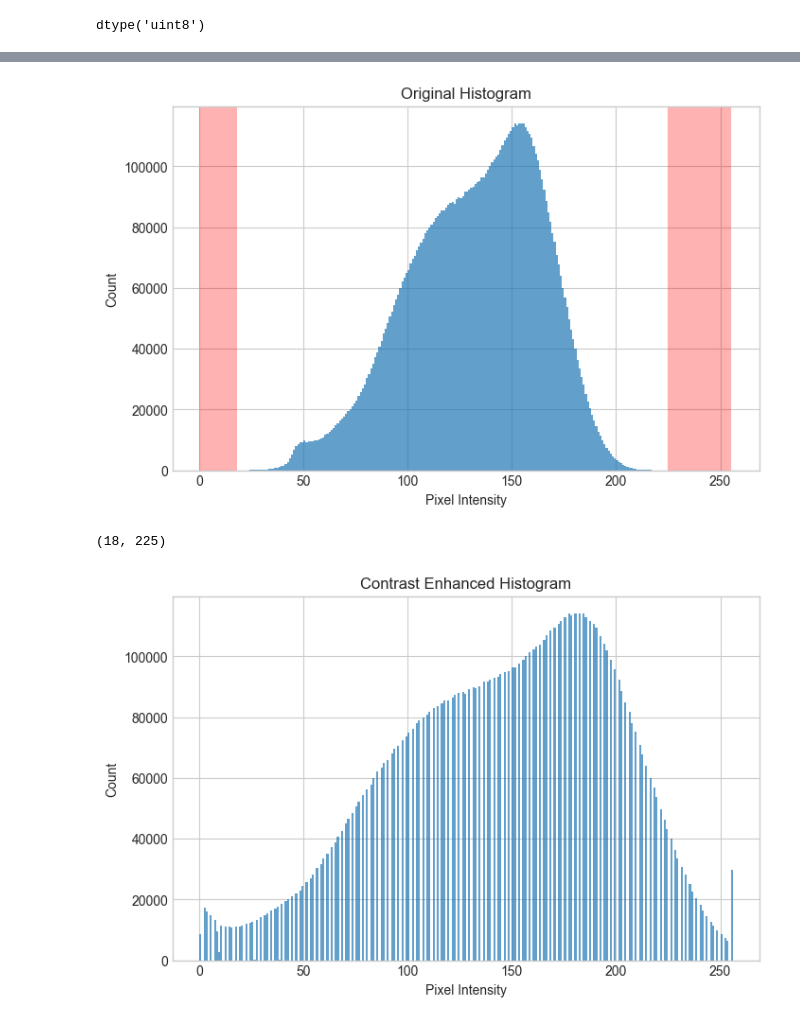
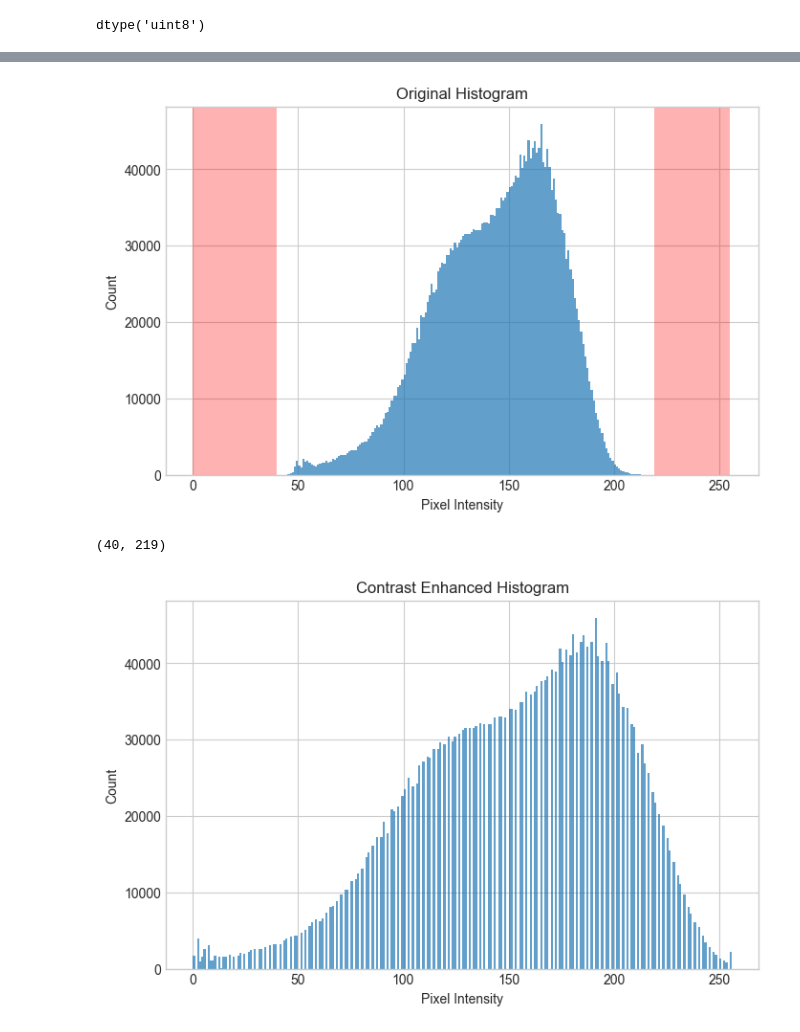
Before and after one commit to joypauls/blog-scripts, a Jupyter notebook: notebooks/contrast_enhancement.ipynb, the cells around one changed output, grey strips where cells are left out. Saved outputs shown, nothing was run; the diff lists cells and outputs as text; code cells hidden in the pictures.

Commit message:
contrast enhance examples

```diff
--- a/notebooks/contrast_enhancement.ipynb
+++ b/notebooks/contrast_enhancement.ipynb
@@ -64,24 +79,25 @@ plt.show()
 # %%
-h = cv2.cvtColor(color, cv2.COLOR_BGR2RGB).ravel()
+h = cv2.cvtColor(color, cv2.COLOR_BGR2LUV)[:,:,0].ravel()
 
 plt.style.use("seaborn-v0_8-whitegrid")
 plt.figure(figsize=(8,5))
 
 plt.hist(h, 256, [0, 256], alpha=0.7)
 plt.axvspan(0, h.min(), color="red", alpha=0.3, lw=0)
 plt.axvspan(h.max(), 255, color="red", alpha=0.3, lw=0)
 plt.title("Original Histogram")
 plt.xlabel("Pixel Intensity")
 plt.ylabel("Count")
 plt.show()
 # %% [output]
-[figure, old version]
+[figure, new version]
 # %%
 h.min(), h.max()
 # %% [output]
-(18, 225)
+(40, 219)
 # %%
-h = cv2.cvtColor(enhance_contrast(color, 1.7, -80), cv2.COLOR_BGR2RGB).ravel()
+# h = cv2.cvtColor(enhance_contrast(color, 1.7, -80), cv2.COLOR_BGR2RGB).ravel()
+h = enhance_contrast(cv2.cvtColor(color, cv2.COLOR_BGR2LUV)[:,:,0], 1.7, -90).ravel()
 
 plt.style.use("seaborn-v0_8-whitegrid")
 plt.figure(figsize=(8,5))
@@ -94,4 +110,4 @@ plt.xlabel("Pixel Intensity")
 plt.ylabel("Count")
 plt.show()
 # %% [output]
-[figure, old version]
+[figure, new version]
```
Also changed, not shown: parts of 3 cells of this notebook.
